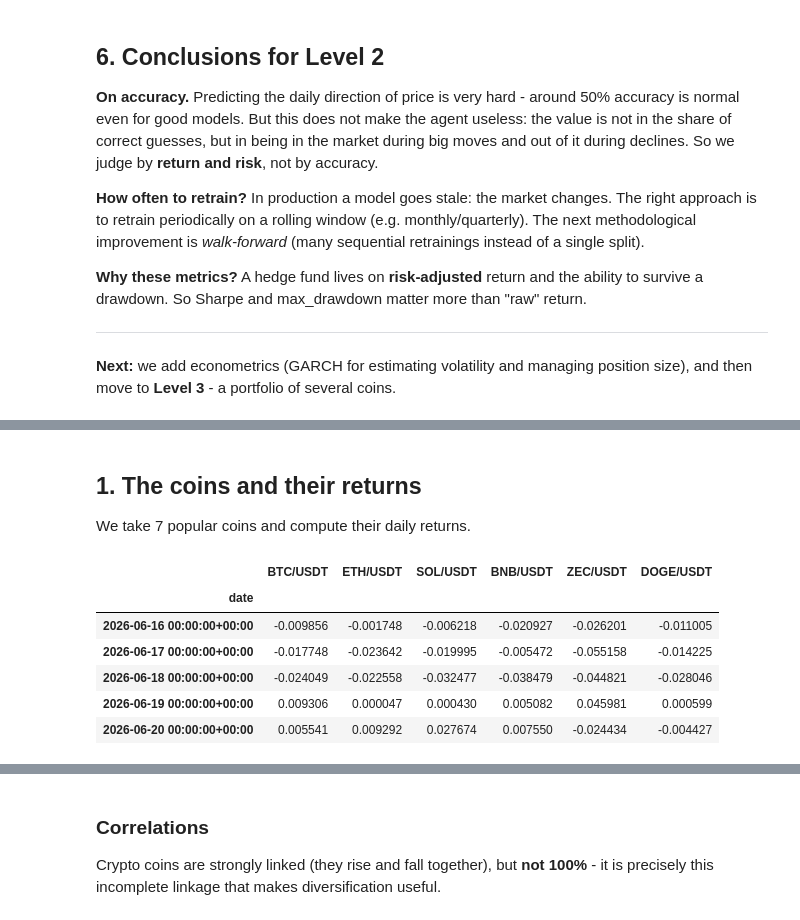
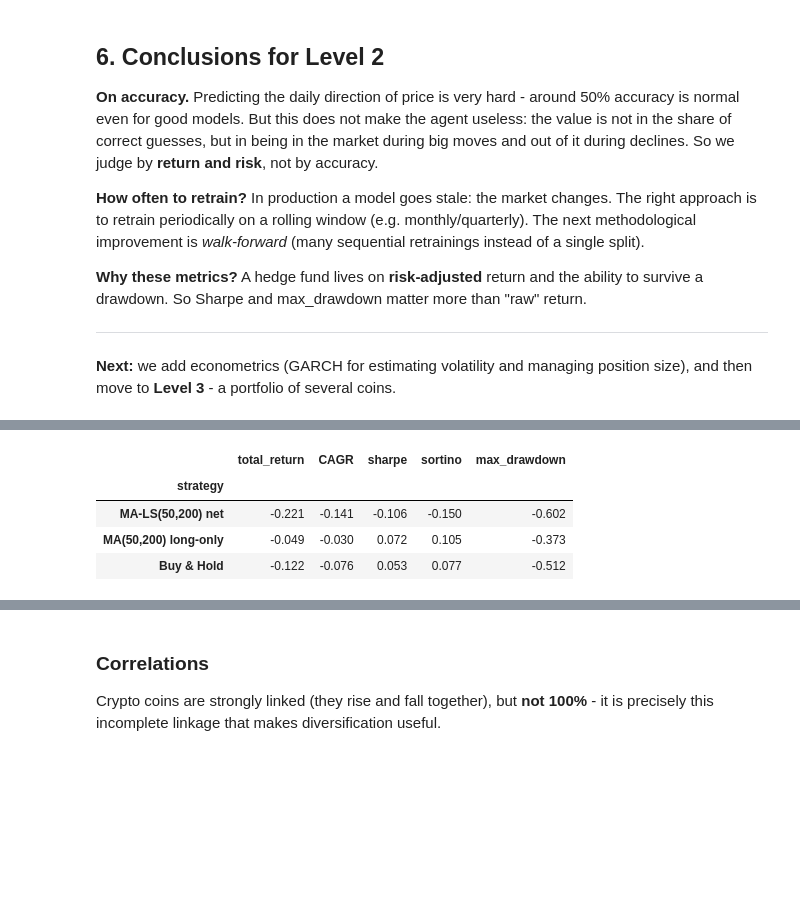
Before and after one commit to justgambleit/AI-crypto-hedge-fund, a Jupyter notebook: notebook.ipynb, the cells around one changed output, grey strips where cells are left out. Cells and saved outputs as stored; diff of their text form; code cells hidden in the pictures; blank space fills up the shorter version.

Commit message:
Add files via upload
Add 12-month Level 3 check and long/short MA strategy

```diff
--- a/notebook.ipynb
+++ b/notebook.ipynb
@@ -270,19 +261,34 @@ Key concepts (Markowitz theory):
-# %% [markdown]
-## 1. The coins and their returns
-We take 7 popular coins and compute their daily returns.
-# %%
-from chf.data.loader import load_close_prices
-from chf.services import portfolio as port
-
-coins = ["BTC/USDT", "ETH/USDT", "SOL/USDT", "BNB/USDT", "ZEC/USDT", "DOGE/USDT"]
-prices = load_close_prices(coins)
-returns = prices.pct_change().dropna()
-returns.tail()
-# %% [output]
-|  | BTC/USDT | ETH/USDT | SOL/USDT | BNB/USDT | ZEC/USDT | DOGE/USDT |
-| date |  |  |  |  |  |  |
-| 2026-06-16 00:00:00+00:00 | -0.009856 | -0.001748 | -0.006218 | -0.020927 | -0.026201 | -0.011005 |
-| 2026-06-17 00:00:00+00:00 | -0.017748 | -0.023642 | -0.019995 | -0.005472 | -0.055158 | -0.014225 |
-| 2026-06-18 00:00:00+00:00 | -0.024049 | -0.022558 | -0.032477 | -0.038479 | -0.044821 | -0.028046 |
-| 2026-06-19 00:00:00+00:00 | 0.009306 | 0.000047 | 0.000430 | 0.005082 | 0.045981 | 0.000599 |
-| 2026-06-20 00:00:00+00:00 | 0.005541 | 0.009292 | 0.027674 | 0.007550 | -0.024434 | -0.004427 |
+# %%
+# === Long/Short MA strategy with a funding-cost penalty for shorts ===
+from chf.strategies.moving_average_ls import MovingAverageCrossLS
+
+# 1. Run the long/short strategy through the SAME honest backtester
+ma_ls = MovingAverageCrossLS(50, 200)
+result_ls = run_backtest(btc, ma_ls)
+
+# 2. Funding penalty: a perp short pays funding (~ here a conservative
+#    flat 11%/year). We charge it only on days the position is SHORT.
+#    This is a deliberately pessimistic estimate (no historical funding
+#    data in the dataset), so the strategy is judged harshly, not flattered.
+FUNDING_ANNUAL = 0.11
+funding_daily  = FUNDING_ANNUAL / 365
+
+positions_ls = ma_ls.generate_signals(btc).shift(1).fillna(0.0)
+is_short     = (positions_ls < 0).astype(float)
+funding_cost = is_short * funding_daily          # paid on short days
+returns_ls_net = result_ls.returns - funding_cost
+
+# 3. Compare on the test set: long/short (net of funding) vs the long-only
+#    baseline vs Buy & Hold. Same test window as before.
+rows = [
+    {"strategy": "MA-LS(50,200) net", **metrics_on(returns_ls_net.loc[split_date:])},
+    {"strategy": "MA(50,200) long-only", **metrics_on(result_ma.returns.loc[split_date:])},
+    {"strategy": "Buy & Hold", **metrics_on(test_asset_ret)},
+]
+pd.DataFrame(rows).set_index("strategy").round(3)
+# %% [output]
+|  | total_return | CAGR | sharpe | sortino | max_drawdown |
+| strategy |  |  |  |  |  |
+| MA-LS(50,200) net | -0.221 | -0.141 | -0.106 | -0.150 | -0.602 |
+| MA(50,200) long-only | -0.049 | -0.030 | 0.072 | 0.105 | -0.373 |
+| Buy & Hold | -0.122 | -0.076 | 0.053 | 0.077 | -0.512 |
```
Also changed, not shown: parts of 9 cells of this notebook.
